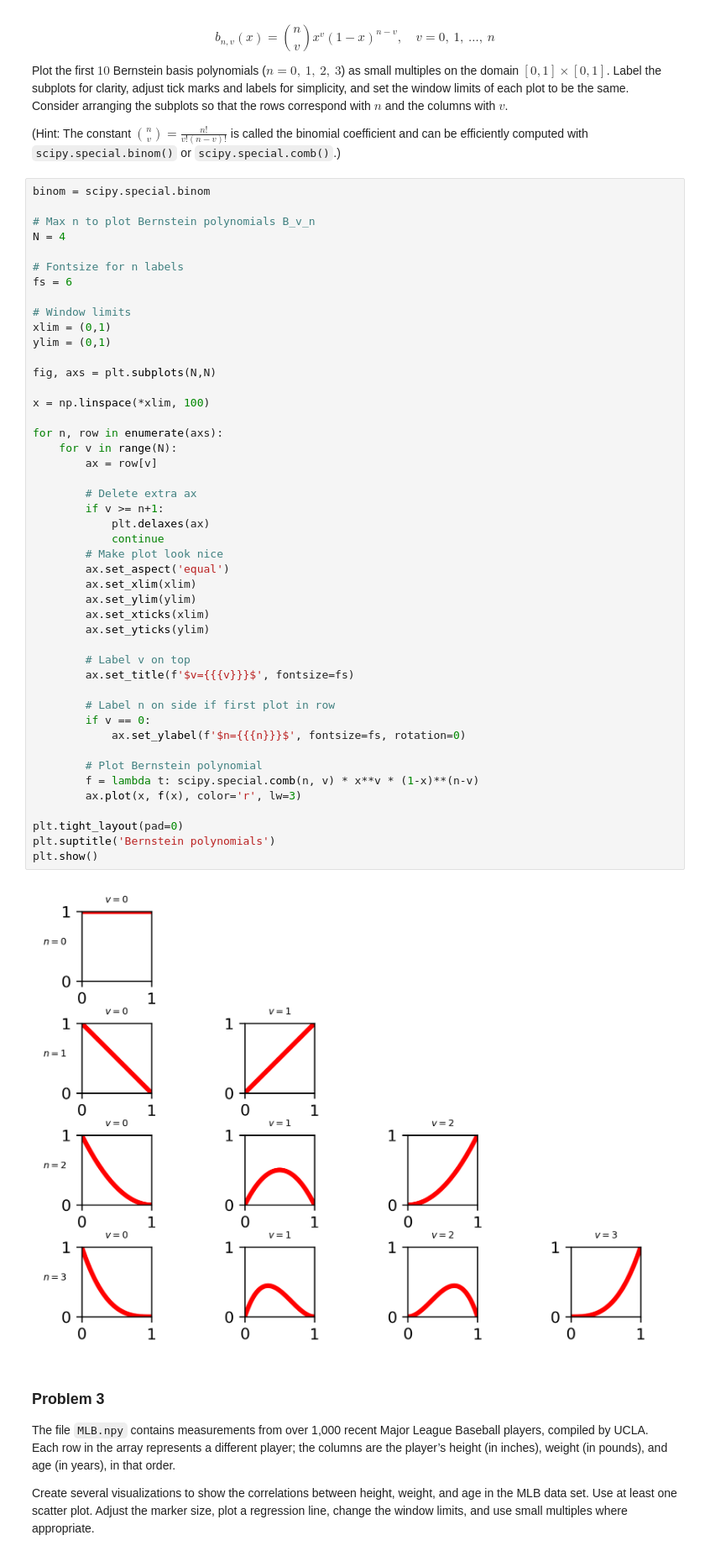
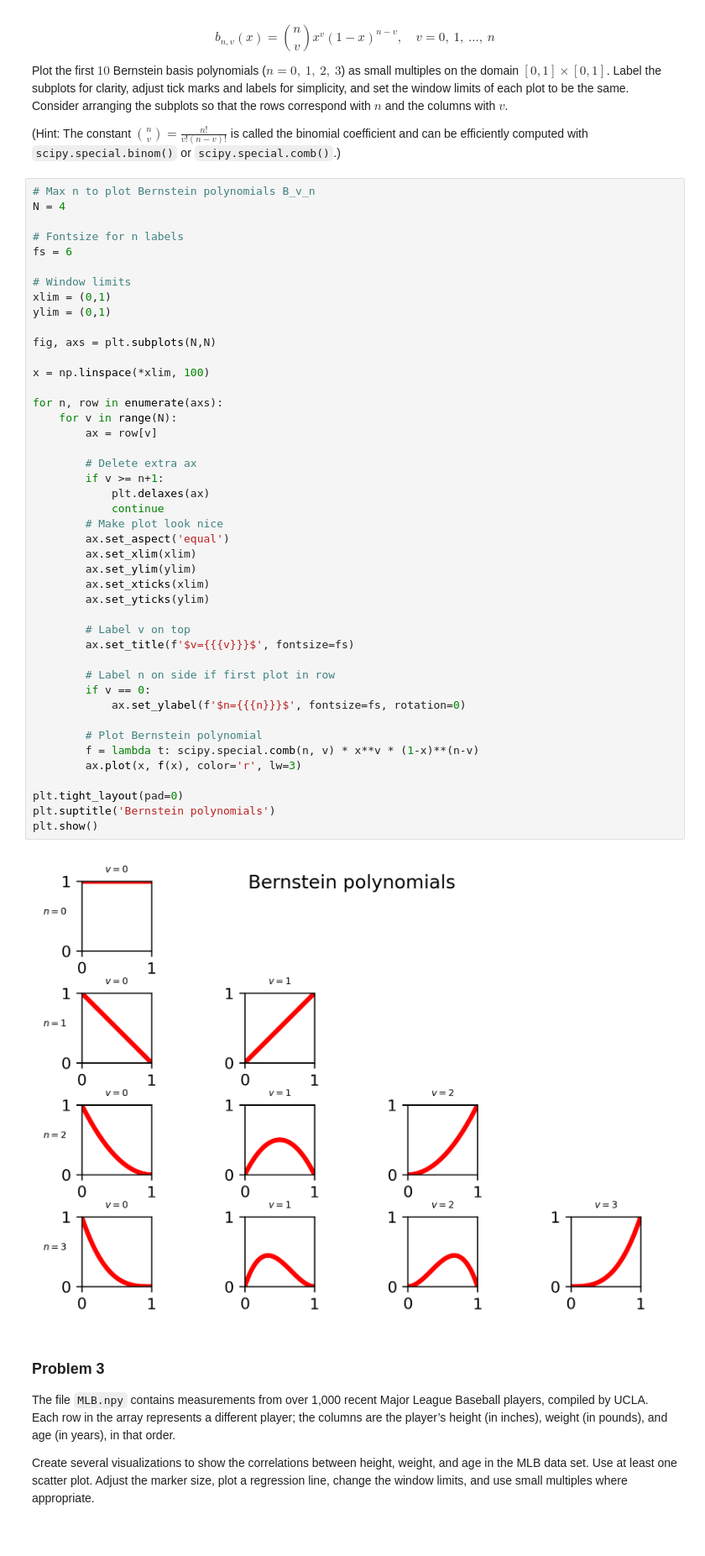
Before and after one commit to Burt360/Volume1, a Jupyter notebook: DataVisualization/data_visualization.ipynb, the cells around one changed output. Shown at 84% size. Drawn from its saved outputs; the diff is of its cells as text.

```diff
--- a/DataVisualization/data_visualization.ipynb
+++ b/DataVisualization/data_visualization.ipynb
@@ -97,8 +99,6 @@ Consider arranging the subplots so that the rows correspond with $n$ and the col
 
 (Hint: The constant $\binom{n}{v} = \frac{n!}{v!(n-v)!}$ is called the binomial coefficient and can be efficiently computed with `scipy.special.binom()` or `scipy.special.comb()`.)
 # %%
-binom = scipy.special.binom
-
 # Max n to plot Bernstein polynomials B_v_n
 N = 4
 
@@ -116,34 +116,34 @@ x = np.linspace(*xlim, 100)
 for n, row in enumerate(axs):
     for v in range(N):
         ax = row[v]
 
         # Delete extra ax
         if v >= n+1:
             plt.delaxes(ax)
             continue
         # Make plot look nice
         ax.set_aspect('equal')
         ax.set_xlim(xlim)
         ax.set_ylim(ylim)
         ax.set_xticks(xlim)
         ax.set_yticks(ylim)
 
         # Label v on top
         ax.set_title(f'$v={{{v}}}$', fontsize=fs)
 
         # Label n on side if first plot in row
         if v == 0:
             ax.set_ylabel(f'$n={{{n}}}$', fontsize=fs, rotation=0)
 
         # Plot Bernstein polynomial
         f = lambda t: scipy.special.comb(n, v) * x**v * (1-x)**(n-v)
         ax.plot(x, f(x), color='r', lw=3)
 
 plt.tight_layout(pad=0)
 plt.suptitle('Bernstein polynomials')
 plt.show()
 # %% [output]
-[figure, old version]
+[figure, new version]
 # %% [markdown]
 ### Problem 3
 
```
Also changed, not shown: parts of 3 cells of this notebook.
